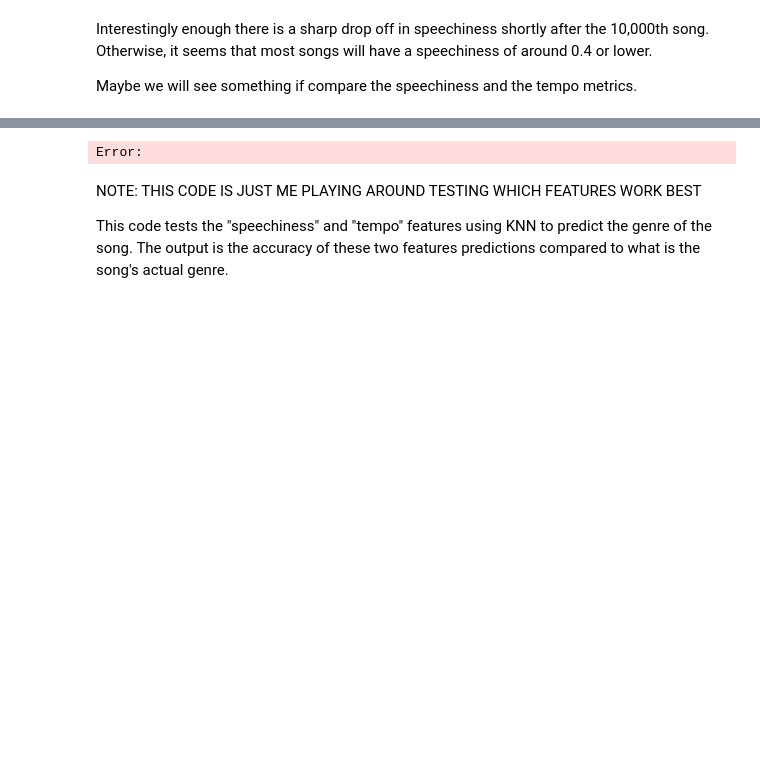
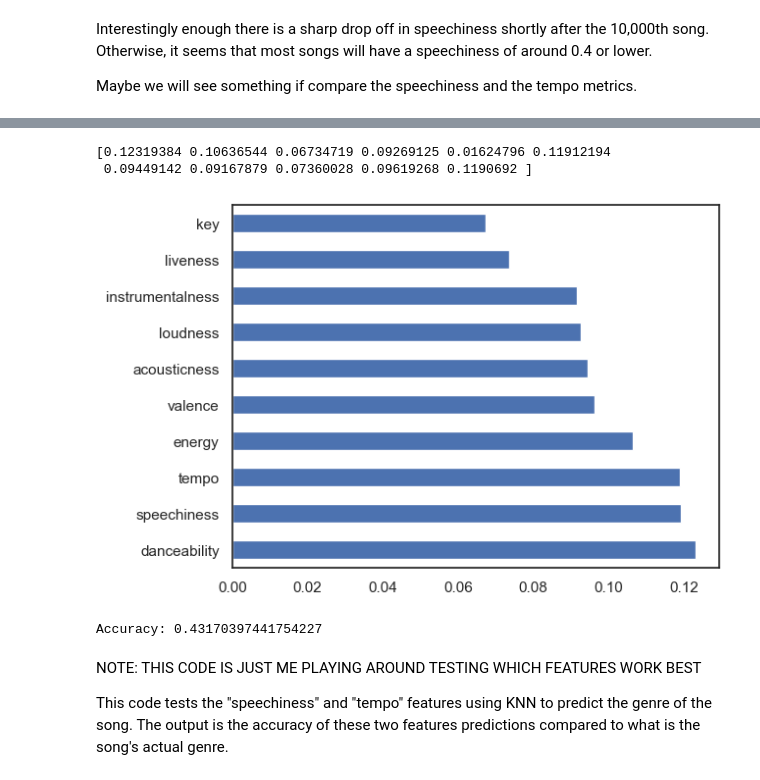
Before and after one commit to RaymondNg0054/cs105_finalproject, a Jupyter notebook: cs105_finalproject.ipynb, the cells around one changed output, grey strips where cells are left out. Saved outputs shown, nothing was run; the diff lists cells and outputs as text; code cells hidden in the pictures; blank space fills up the shorter version.

```diff
--- a/cs105_finalproject.ipynb
+++ b/cs105_finalproject.ipynb
@@ -237,3 +252,20 @@ Error:
+# %%
+#Feature selection to pick the highest possible features for best accuracy
+from sklearn.ensemble import ExtraTreesClassifier
+
+X = df.iloc[:,2:13]
+Y = df.iloc[:,1]
+
+model = ExtraTreesClassifier()
+model.fit(X,Y)
+print(model.feature_importances_)
+feat_importance = pd.Series(model.feature_importances_,index=X.columns)
+feat_importance.nlargest(10).plot(kind='barh')
+plt.show()
+# %% [output]
+[0.12319384 0.10636544 0.06734719 0.09269125 0.01624796 0.11912194
+ 0.09449142 0.09167879 0.07360028 0.09619268 0.1190692 ]
+[figure, added]
 # %%
 
 # If the dataset does not have a "playlist_genre" column, create one
@@ -241,7 +273,7 @@ if "playlist_genre" not in df.columns:
     df["playlist_genre"] = "unknown"
 
 # Select the speechiness and tempo columns as our features
-X = df[["speechiness", "tempo"]]
+X = df[["speechiness", "tempo","danceability","energy"]]
 
 # Define the target variable (the column we want to predict)
 y = df["playlist_genre"]
@@ -250,7 +282,7 @@ y = df["playlist_genre"]
 X_train, X_test, y_train, y_test = train_test_split(X, y, test_size=0.2, random_state=42)
 
 # Create the KNN model with 3 neighbors
-knn = KNeighborsClassifier(n_neighbors=3)
+knn = KNeighborsClassifier(n_neighbors=20)
 
 # Fit the model to the training data
 knn.fit(X_train, y_train)
@@ -259,7 +291,7 @@ knn.fit(X_train, y_train)
 accuracy = knn.score(X_test, y_test)
 print("Accuracy:", accuracy)
 # %% [output]
-Error:
+Accuracy: 0.43170397441754227
 # %% [markdown]
 NOTE: THIS CODE IS JUST ME PLAYING AROUND TESTING WHICH FEATURES WORK BEST
 
```
Also changed, not shown: parts of 10 cells of this notebook.
